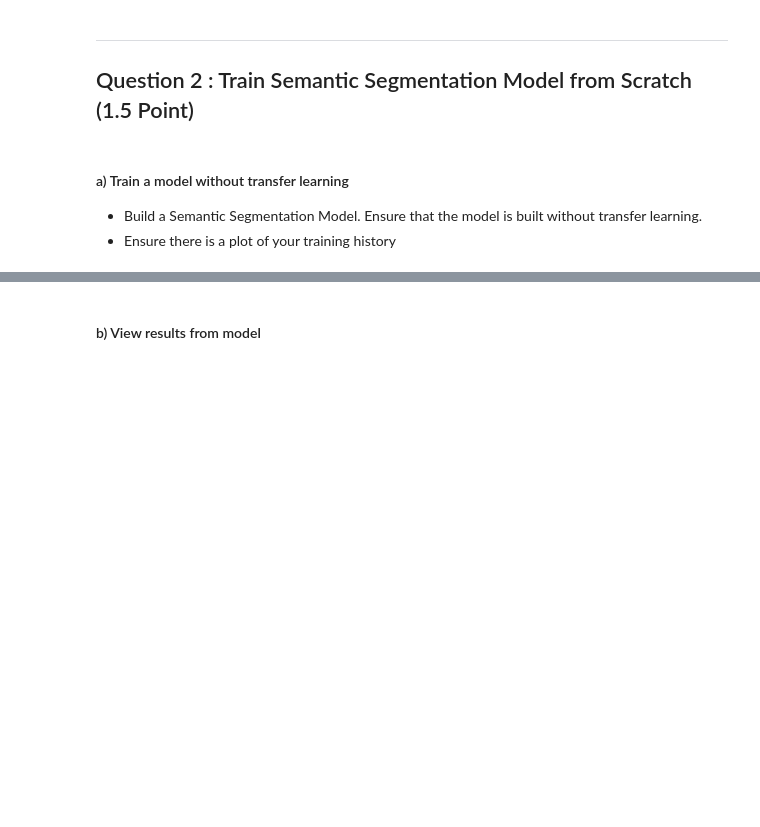
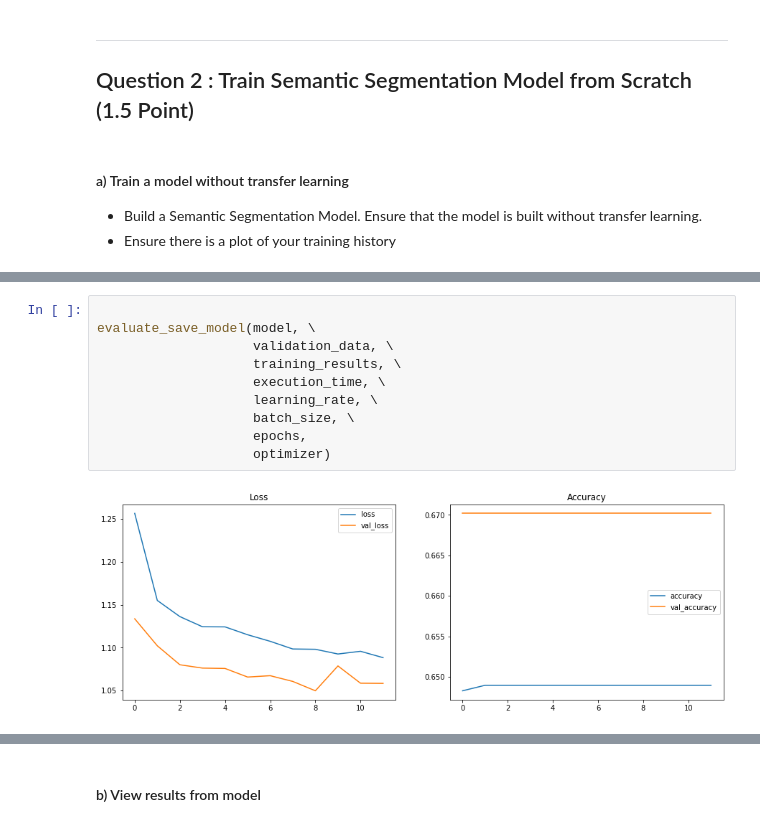
Before and after one commit to jackxxu/2020F-AC295, a Jupyter notebook: exercises/exercise5/AC_295_Fall_2020_Exercise_5.ipynb, the cells around one changed output, grey strips where cells are left out. Cells and saved outputs as stored; diff of their text form; blank space fills up the shorter version.

```diff
--- a/exercises/exercise5/AC_295_Fall_2020_Exercise_5.ipynb
+++ b/exercises/exercise5/AC_295_Fall_2020_Exercise_5.ipynb
@@ -389,0 +541,12 @@ print("validation_data",validation_data)
+# %%
+
+evaluate_save_model(model, \
+                    validation_data, \
+                    training_results, \
+                    execution_time, \
+                    learning_rate, \
+                    batch_size, \
+                    epochs,
+                    optimizer)
+# %% [output]
+[figure, added]
```
Also changed, not shown: parts of 27 cells of this notebook.
